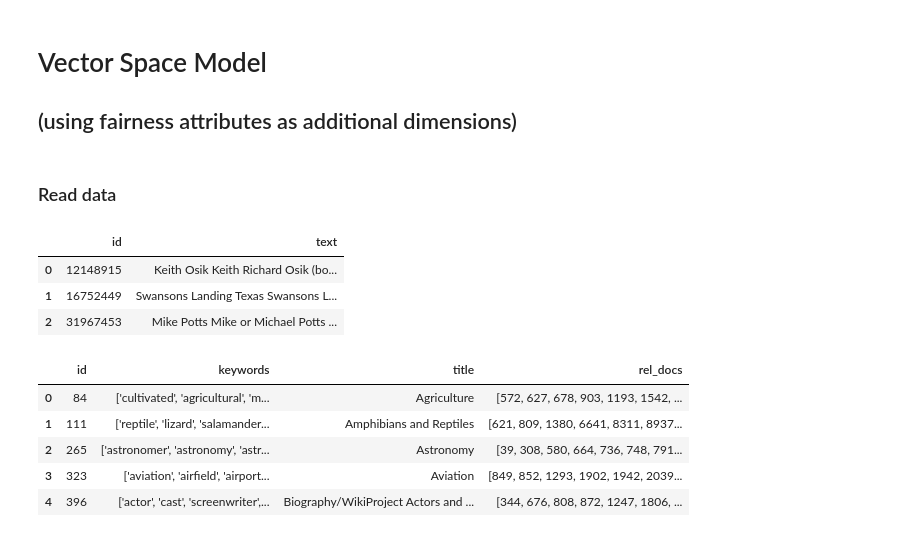
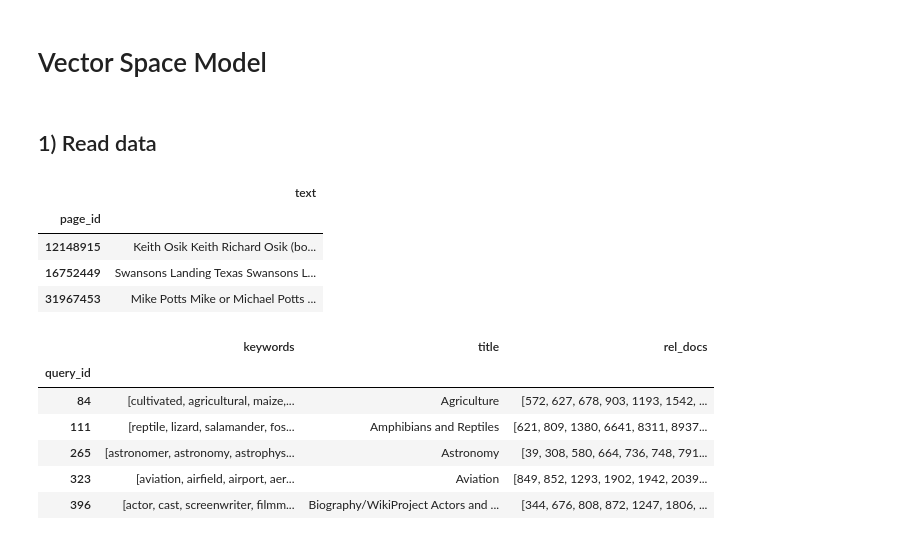
Before and after one commit to AbdoCherry/IRWS-Project-HWS22, a Jupyter notebook: VSM.ipynb, the cells around one changed output. Saved outputs shown, nothing was run; the diff lists cells and outputs as text; code cells hidden in the pictures.

```diff
--- a/VSM.ipynb
+++ b/VSM.ipynb
@@ -1,6 +1,5 @@
 # %% [markdown]
 # Vector Space Model
-## (using fairness attributes as additional dimensions)
 # %%
 import pandas as pd
 import numpy as np
@@ -8,25 +8,31 @@ from sklearn.feature_extraction.text import TfidfVectorizer
 # %% [markdown]
-### Read data
+## 1) Read data
 # %%
 # read preprocessed data in pandas dataframe
-corpus = pd.read_csv('data/preprocessed_corpus.csv')
+corpus = pd.read_csv('data/preprocessed_corpus.csv', index_col='id')
+corpus.index.name = 'page_id'
 
 corpus.head(3)
 # %% [output]
-|  | id | text |
-| 0 | 12148915 | Keith Osik Keith Richard Osik (bo... |
-| 1 | 16752449 | Swansons Landing Texas Swansons L... |
-| 2 | 31967453 | Mike Potts Mike or Michael Potts ... |
+|  | text |
+| page_id |  |
+| 12148915 | Keith Osik Keith Richard Osik (bo... |
+| 16752449 | Swansons Landing Texas Swansons L... |
+| 31967453 | Mike Potts Mike or Michael Potts ... |
 # %%
 # read preprocessed queries in pandas dataframe
 queries = pd.read_json('data/train_topics_meta.jsonl')
 queries = queries.drop(columns='URL')
+queries['keywords'] = queries['keywords'].str.strip('][').str.replace("'", "").str.split(', ')
+queries = queries.set_index('id')
+queries.index.name = 'query_id'
 
 queries.head()
 # %% [output]
-|  | id | keywords | title | rel_docs |
-| 0 | 84 | ['cultivated', 'agricultural', 'm... | Agriculture | [572, 627, 678, 903, 1193, 1542, ... |
-| 1 | 111 | ['reptile', 'lizard', 'salamander... | Amphibians and Reptiles | [621, 809, 1380, 6641, 8311, 8937... |
-| 2 | 265 | ['astronomer', 'astronomy', 'astr... | Astronomy | [39, 308, 580, 664, 736, 748, 791... |
-| 3 | 323 | ['aviation', 'airfield', 'airport... | Aviation | [849, 852, 1293, 1902, 1942, 2039... |
-| 4 | 396 | ['actor', 'cast', 'screenwriter',... | Biography/WikiProject Actors and ... | [344, 676, 808, 872, 1247, 1806, ... |
+|  | keywords | title | rel_docs |
+| query_id |  |  |  |
+| 84 | [cultivated, agricultural, maize,... | Agriculture | [572, 627, 678, 903, 1193, 1542, ... |
+| 111 | [reptile, lizard, salamander, fos... | Amphibians and Reptiles | [621, 809, 1380, 6641, 8311, 8937... |
+| 265 | [astronomer, astronomy, astrophys... | Astronomy | [39, 308, 580, 664, 736, 748, 791... |
+| 323 | [aviation, airfield, airport, aer... | Aviation | [849, 852, 1293, 1902, 1942, 2039... |
+| 396 | [actor, cast, screenwriter, filmm... | Biography/WikiProject Actors and ... | [344, 676, 808, 872, 1247, 1806, ... |
```
Also changed, not shown: parts of 21 cells of this notebook.
